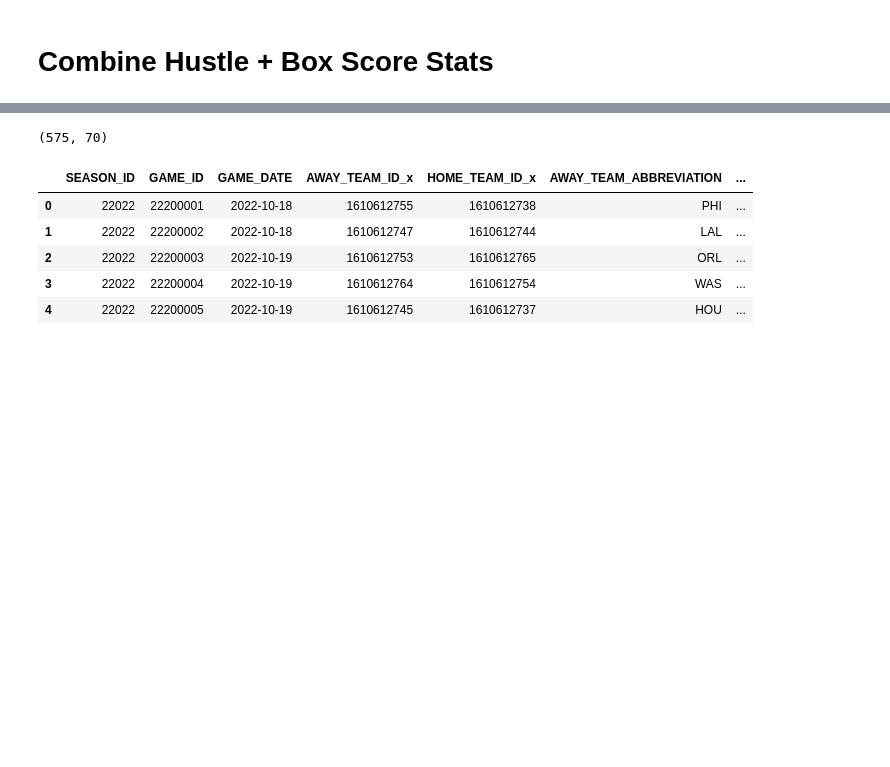
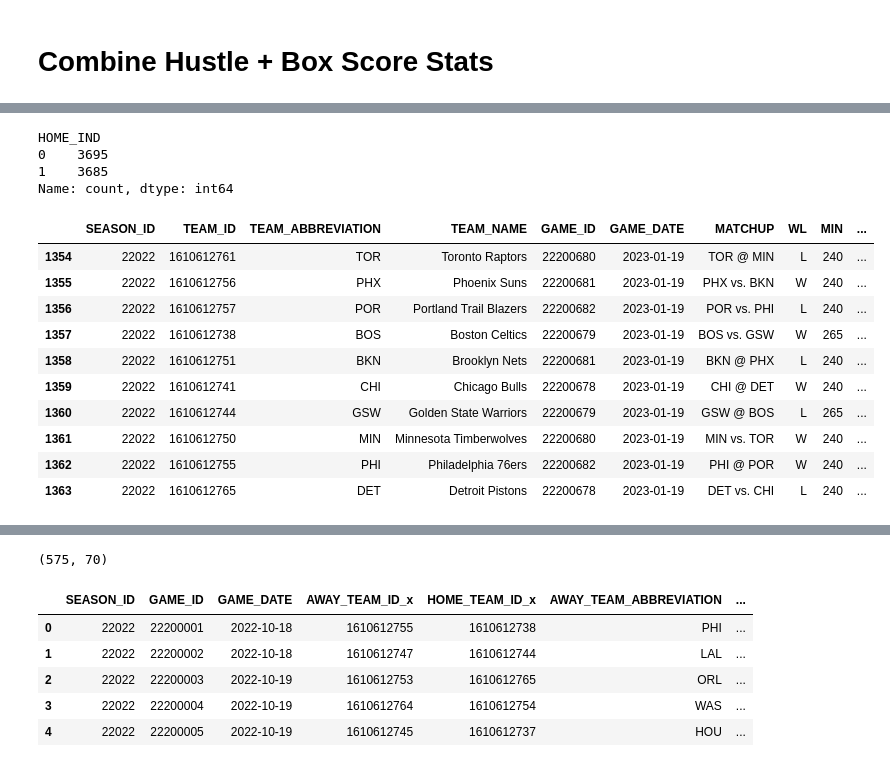
Before and after one commit to samluxenberg1/nba_hustle_sdg, a Jupyter notebook: notebooks/hustle_and_boxscore.ipynb, the cells around one changed output, grey strips where cells are left out. Drawn from its saved outputs; the diff is of its cells as text; code cells hidden in the pictures; blank space fills up the shorter version.

```diff
--- a/notebooks/hustle_and_boxscore.ipynb
+++ b/notebooks/hustle_and_boxscore.ipynb
@@ -40,0 +49,21 @@ df_logs.head(6)
+# %%
+df_logs['HOME_IND'].value_counts(dropna=False)
+# %% [output]
+HOME_IND
+0    3695
+1    3685
+Name: count, dtype: int64
+# %%
+df_logs[df_logs['GAME_DATE']=='2023-01-19']
+# %% [output]
+|  | SEASON_ID | TEAM_ID | TEAM_ABBREVIATION | TEAM_NAME | GAME_ID | GAME_DATE | MATCHUP | WL | MIN | ... |
+| 1354 | 22022 | 1610612761 | TOR | Toronto Raptors | 22200680 | 2023-01-19 | TOR @ MIN | L | 240 | ... |
+| 1355 | 22022 | 1610612756 | PHX | Phoenix Suns | 22200681 | 2023-01-19 | PHX vs. BKN | W | 240 | ... |
+| 1356 | 22022 | 1610612757 | POR | Portland Trail Blazers | 22200682 | 2023-01-19 | POR vs. PHI | L | 240 | ... |
+| 1357 | 22022 | 1610612738 | BOS | Boston Celtics | 22200679 | 2023-01-19 | BOS vs. GSW | W | 265 | ... |
+| 1358 | 22022 | 1610612751 | BKN | Brooklyn Nets | 22200681 | 2023-01-19 | BKN @ PHX | L | 240 | ... |
+| 1359 | 22022 | 1610612741 | CHI | Chicago Bulls | 22200678 | 2023-01-19 | CHI @ DET | W | 240 | ... |
+| 1360 | 22022 | 1610612744 | GSW | Golden State Warriors | 22200679 | 2023-01-19 | GSW @ BOS | L | 265 | ... |
+| 1361 | 22022 | 1610612750 | MIN | Minnesota Timberwolves | 22200680 | 2023-01-19 | MIN vs. TOR | W | 240 | ... |
+| 1362 | 22022 | 1610612755 | PHI | Philadelphia 76ers | 22200682 | 2023-01-19 | PHI @ POR | W | 240 | ... |
+| 1363 | 22022 | 1610612765 | DET | Detroit Pistons | 22200678 | 2023-01-19 | DET vs. CHI | L | 240 | ... |
```
Also changed, not shown: parts of 13 cells of this notebook, 2 other files.
